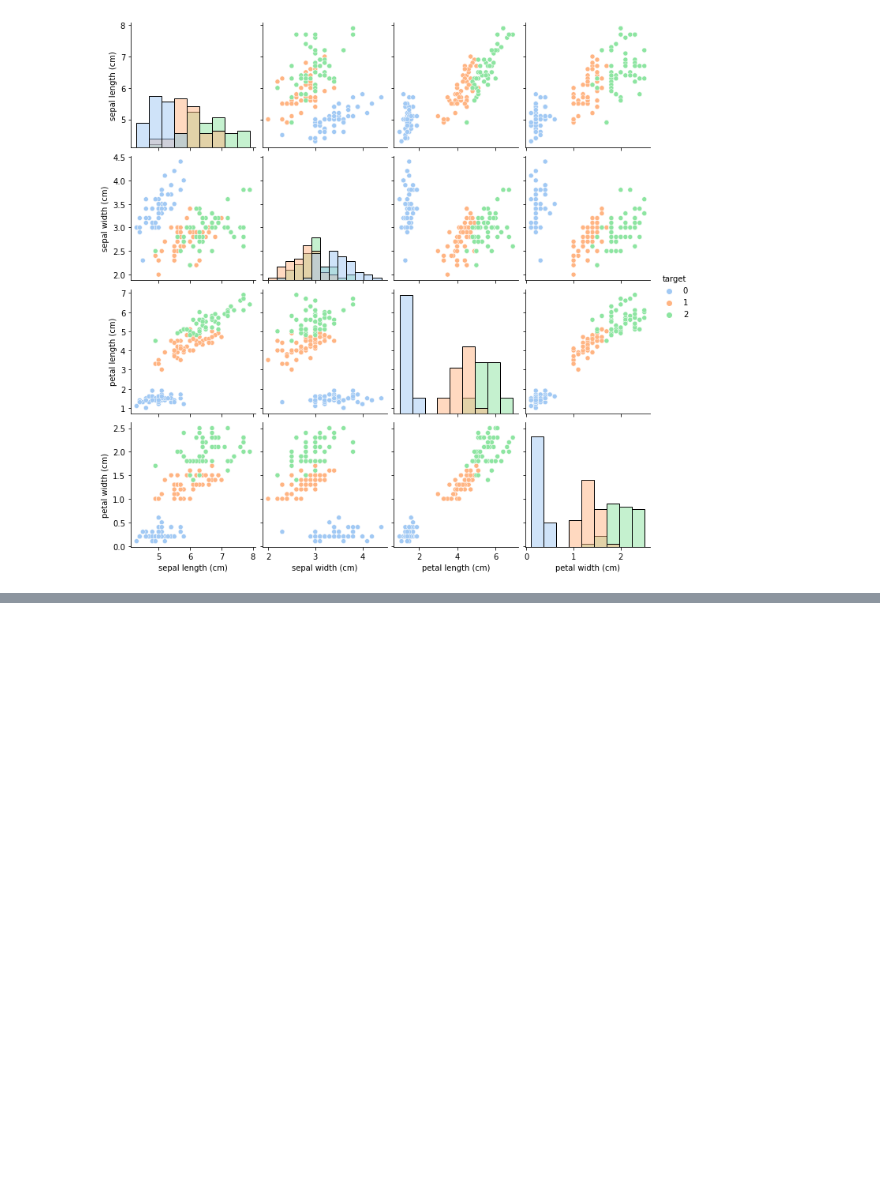
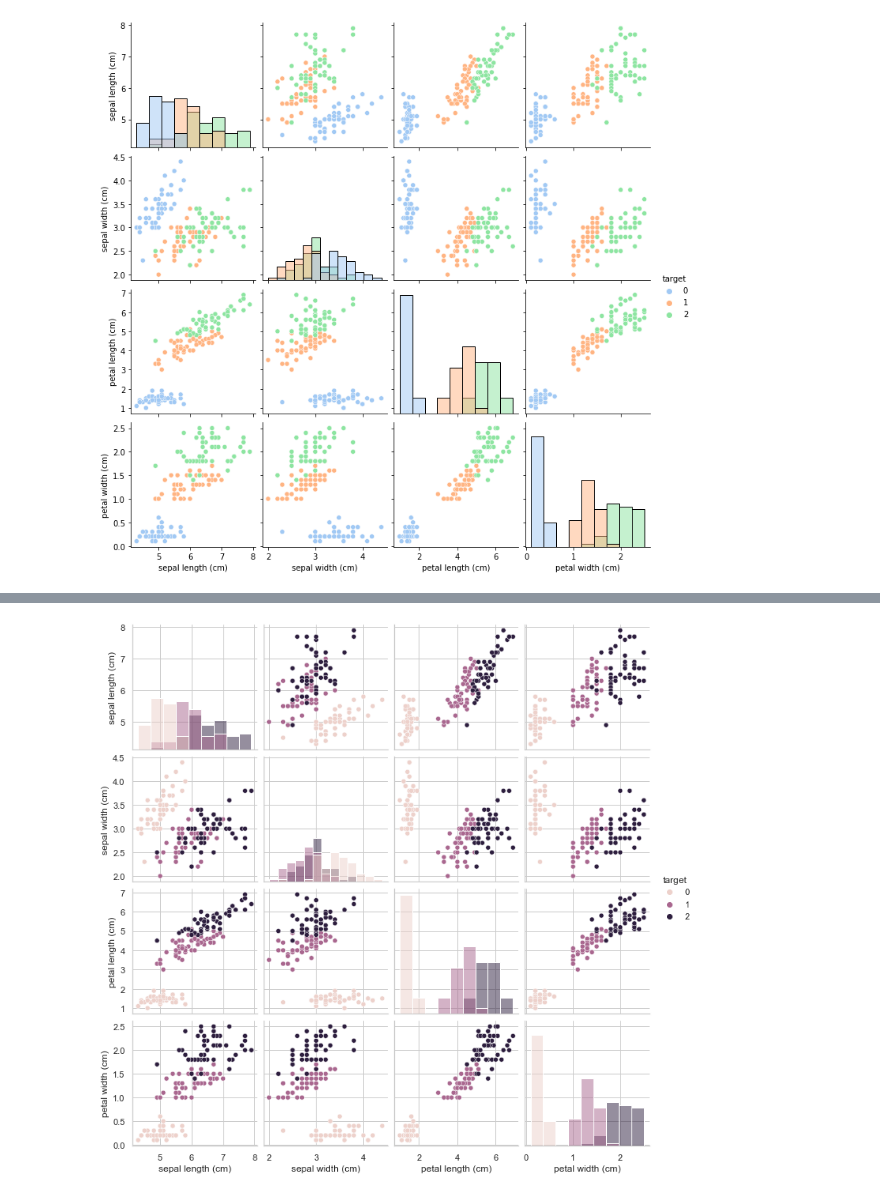
Before and after one commit to xin0007/knowledge_base, a Jupyter notebook: data science/逻辑回归/logistic_regression_test.ipynb, the cells around one changed output, grey strips where cells are left out. Saved outputs shown, nothing was run; the diff lists cells and outputs as text; code cells hidden in the pictures; blank space fills up the shorter version.

```diff
--- a/data science/逻辑回归/logistic_regression_test.ipynb
+++ b/data science/逻辑回归/logistic_regression_test.ipynb
@@ -153,0 +254,9 @@ plt.show()
+# %%
+iris_all = iris_features.copy() # 进行浅拷贝，防止对于原始数据的修改
+iris_all['target'] = iris_target
+# %%
+## sns.set_theme(context='notebook', style='whitegrid', palette='deep', font='sans-serif', font_scale=1, color_codes=True, rc=None)
+sns.pairplot(data=iris_all,diag_kind='hist', hue= 'target')
+plt.show()
+# %% [output]
+[figure, added]
```
Also changed, not shown: parts of 26 cells of this notebook, 1 other file.
